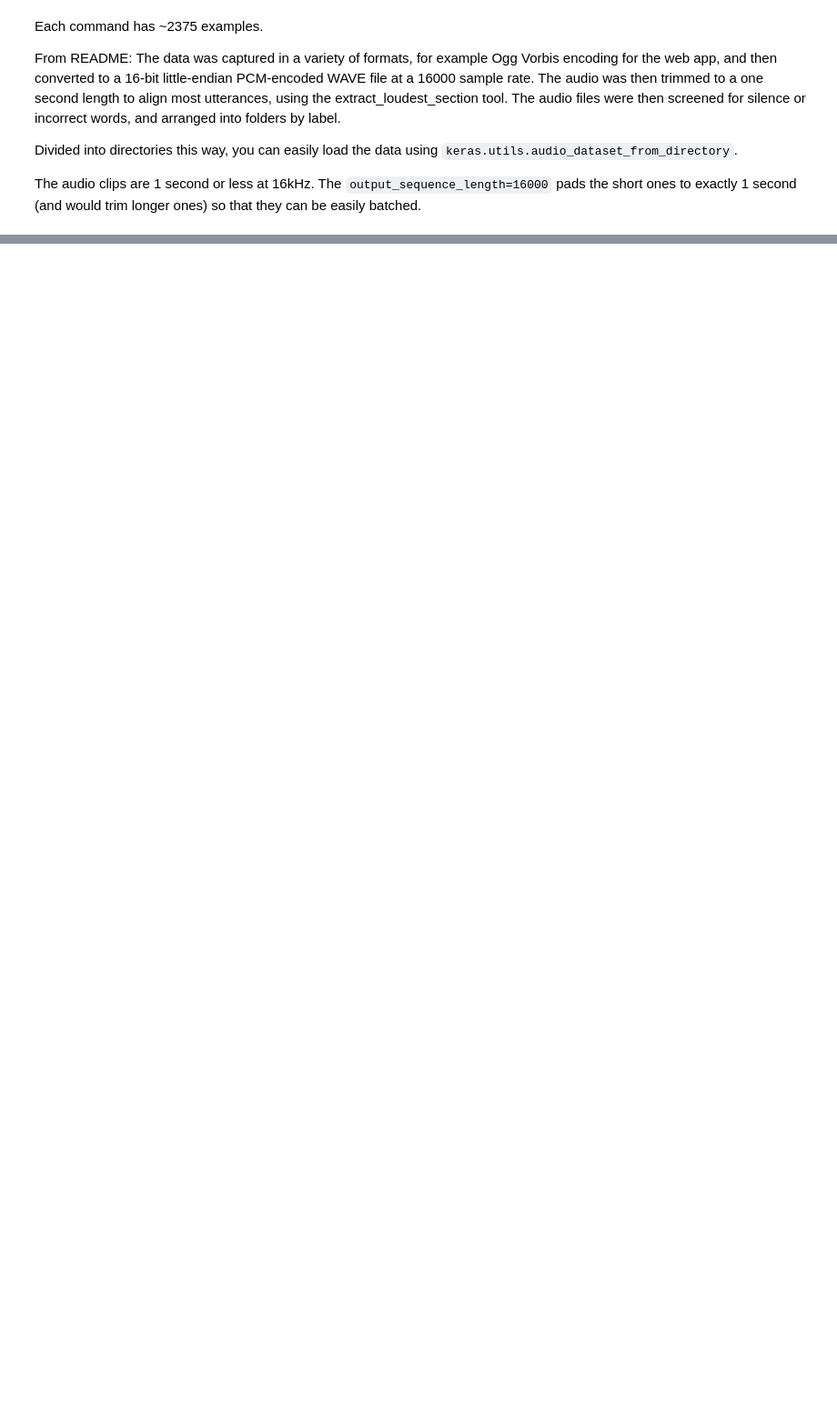
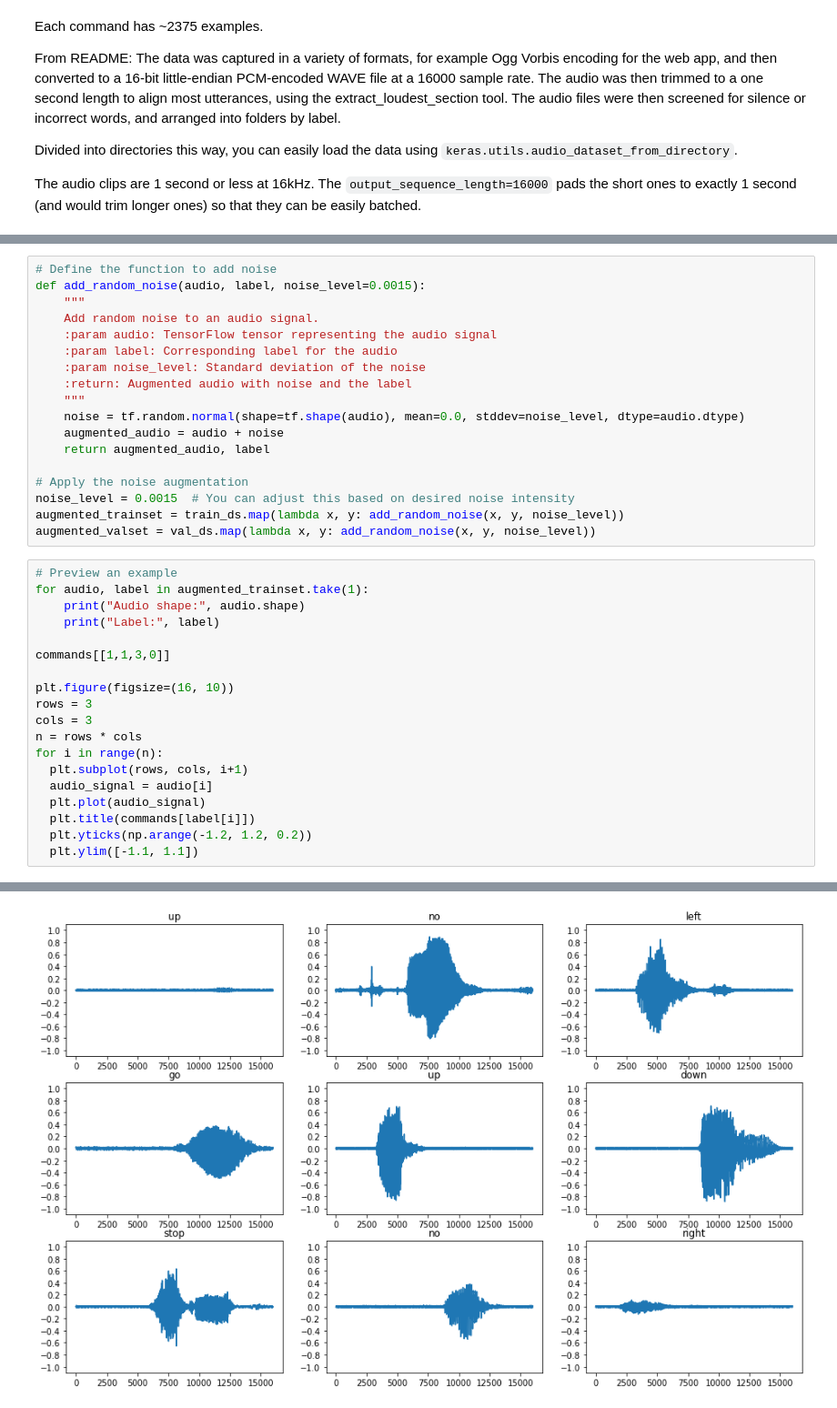
Before and after one commit to rstrauss127/ASR, a Jupyter notebook: playground.ipynb, the cells around one changed output, grey strips where cells are left out. Shown at 91% size. Saved outputs shown, nothing was run; the diff lists cells and outputs as text; blank space fills up the shorter version.

Commit message:
Added background noise

```diff
--- a/playground.ipynb
+++ b/playground.ipynb
@@ -236,0 +127,38 @@ train.m
+# %%
+# Define the function to add noise
+def add_random_noise(audio, label, noise_level=0.0015):
+    """
+    Add random noise to an audio signal.
+    :param audio: TensorFlow tensor representing the audio signal
+    :param label: Corresponding label for the audio
+    :param noise_level: Standard deviation of the noise
+    :return: Augmented audio with noise and the label
+    """
+    noise = tf.random.normal(shape=tf.shape(audio), mean=0.0, stddev=noise_level, dtype=audio.dtype)
+    augmented_audio = audio + noise
+    return augmented_audio, label
+
+# Apply the noise augmentation
+noise_level = 0.0015  # You can adjust this based on desired noise intensity
+augmented_trainset = train_ds.map(lambda x, y: add_random_noise(x, y, noise_level))
+augmented_valset = val_ds.map(lambda x, y: add_random_noise(x, y, noise_level))
+# %%
+# Preview an example
+for audio, label in augmented_trainset.take(1):
+    print("Audio shape:", audio.shape)
+    print("Label:", label)
+
+commands[[1,1,3,0]]
+
+plt.figure(figsize=(16, 10))
+rows = 3
+cols = 3
+n = rows * cols
+for i in range(n):
+  plt.subplot(rows, cols, i+1)
+  audio_signal = audio[i]
+  plt.plot(audio_signal)
+  plt.title(commands[label[i]])
+  plt.yticks(np.arange(-1.2, 1.2, 0.2))
+  plt.ylim([-1.1, 1.1])
+# %% [output]
@@ -236,0 +169 @@ train.m
+[figure, added]
```
Also changed, not shown: parts of 33 cells of this notebook.
